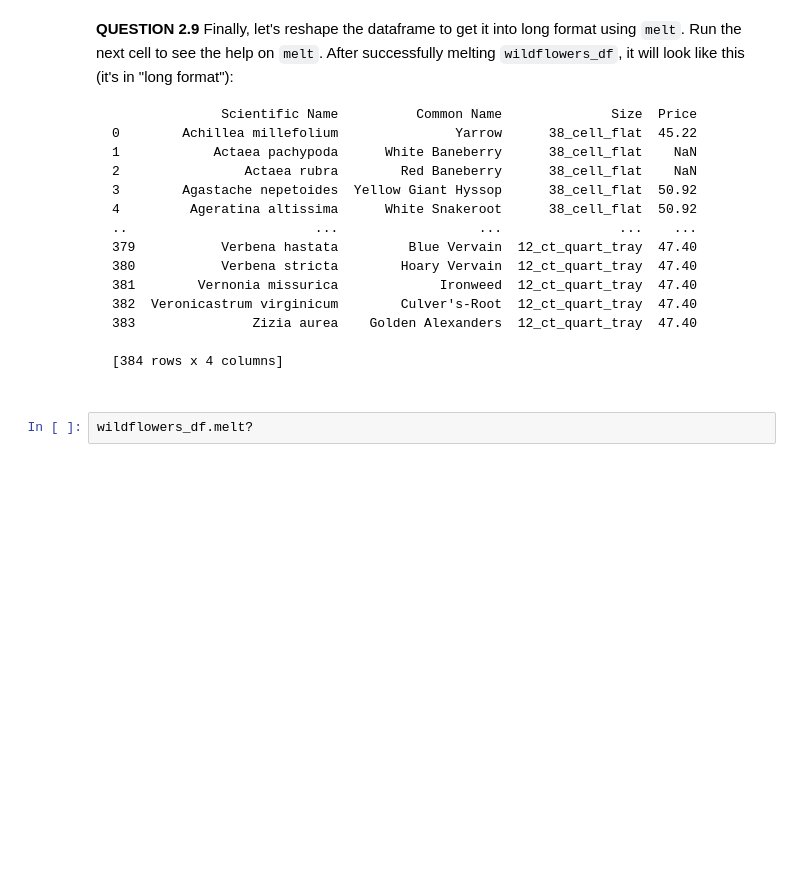
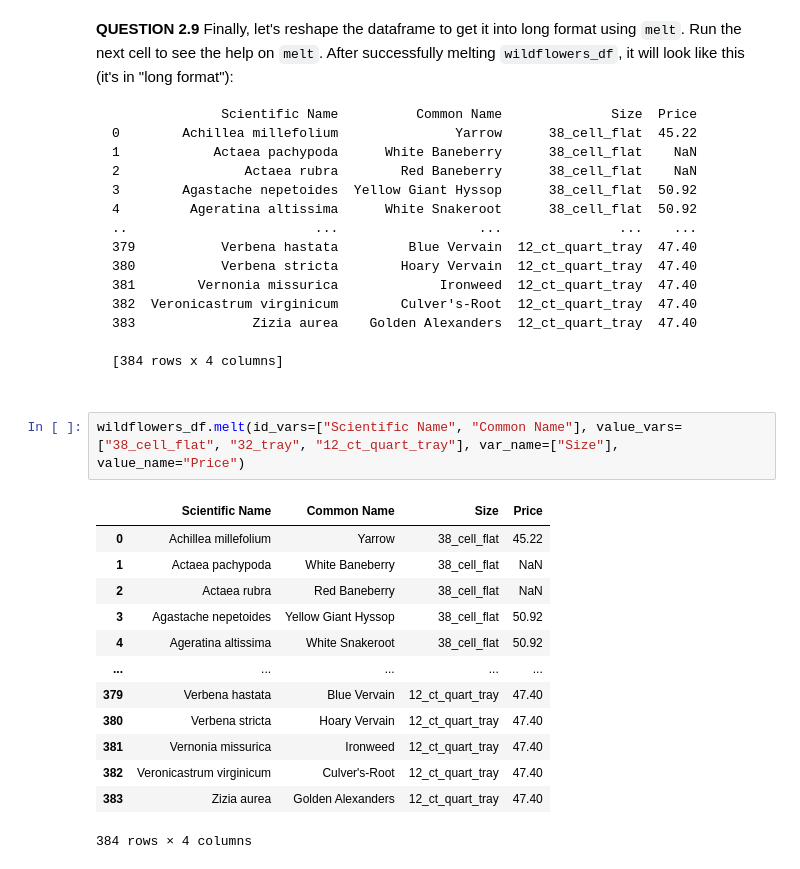
Before and after one commit to brandonowens24/MIS5470_cycleshare_plants, a Jupyter notebook: hw4_p2_cleaning_plants/hw4_plant_sale_problem.ipynb, the cells around one changed output. Drawn from its saved outputs; the diff is of its cells as text; blank space fills up the shorter version.

````diff
--- a/hw4_p2_cleaning_plants/hw4_plant_sale_problem.ipynb
+++ b/hw4_p2_cleaning_plants/hw4_plant_sale_problem.ipynb
@@ -335,7 +378,21 @@ wildflowers_df = ???
 [384 rows x 4 columns]
 
 ```
-# %%
-wildflowers_df.melt?
+# %%
+wildflowers_df.melt(id_vars=["Scientific Name", "Common Name"], value_vars=["38_cell_flat", "32_tray", "12_ct_quart_tray"], var_name=["Size"], value_name="Price")
+# %% [output]
+|  | Scientific Name | Common Name | Size | Price |
+| 0 | Achillea millefolium | Yarrow | 38_cell_flat | 45.22 |
+| 1 | Actaea pachypoda | White Baneberry | 38_cell_flat | NaN |
+| 2 | Actaea rubra | Red Baneberry | 38_cell_flat | NaN |
+| 3 | Agastache nepetoides | Yellow Giant Hyssop | 38_cell_flat | 50.92 |
+| 4 | Ageratina altissima | White Snakeroot | 38_cell_flat | 50.92 |
+| ... | ... | ... | ... | ... |
+| 379 | Verbena hastata | Blue Vervain | 12_ct_quart_tray | 47.40 |
+| 380 | Verbena stricta | Hoary Vervain | 12_ct_quart_tray | 47.40 |
+| 381 | Vernonia missurica | Ironweed | 12_ct_quart_tray | 47.40 |
+| 382 | Veronicastrum virginicum | Culver's-Root | 12_ct_quart_tray | 47.40 |
+| 383 | Zizia aurea | Golden Alexanders | 12_ct_quart_tray | 47.40 |
+384 rows × 4 columns
 # %%
 print(wildflowers_df)
````
Also changed, not shown: parts of 10 cells of this notebook.
